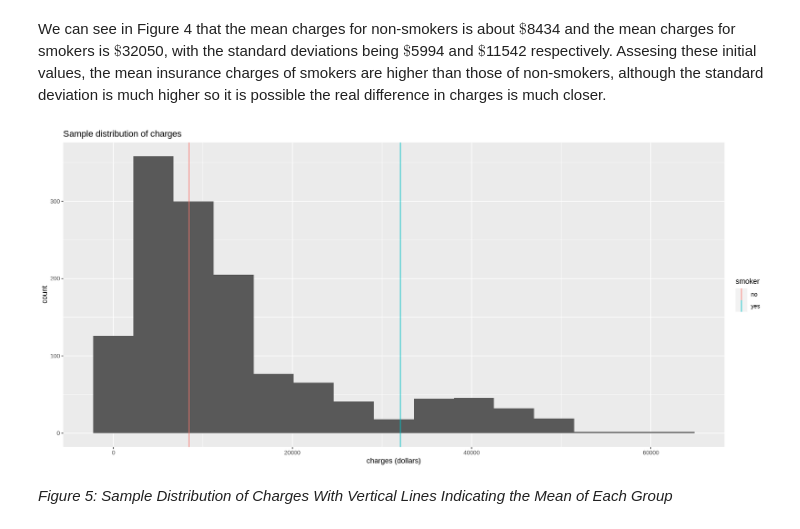
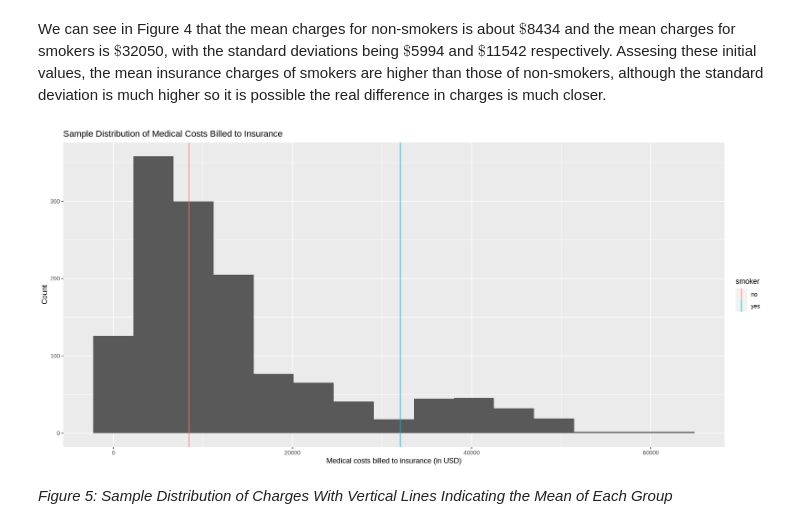
Before and after one commit to Yuji03b/STAT-201-GROUP-1, a Jupyter notebook: report.ipynb, the cells around one changed output. Cells and saved outputs as stored; diff of their text form; code cells hidden in the pictures.

Commit message:
fixed grammer, plots, flow

```diff
--- a/report.ipynb
+++ b/report.ipynb
@@ -132,15 +143,18 @@ We can see in Figure 4 that the mean charges for non-smokers is about $\$$8434 a
 # %%
 options(repr.plot.width=15, repr.plot.height=7)
 
+# visualizing the sample distribution of medical costs billed to insurance
 plot5 <- insurance %>%
     ggplot(aes(x = charges)) +
     geom_histogram(bins = 15) +
-    ggtitle("Sample distribution of charges") +
-    xlab("charges (dollars)") +
+    ggtitle("Sample Distribution of Medical Costs Billed to Insurance") +
+    xlab("Medical costs billed to insurance (in USD)") +
+    ylab("Count") +
     geom_vline(data = insurance_estimates, aes(xintercept = mean, color = smoker))
+
 plot5
 # %% [output]
-[figure, old version]
+[figure, new version]
 # %% [markdown]
 *Figure 5: Sample Distribution of Charges With Vertical Lines Indicating the Mean of Each Group*
 # %%
```
Also changed, not shown: parts of 17 cells of this notebook.
